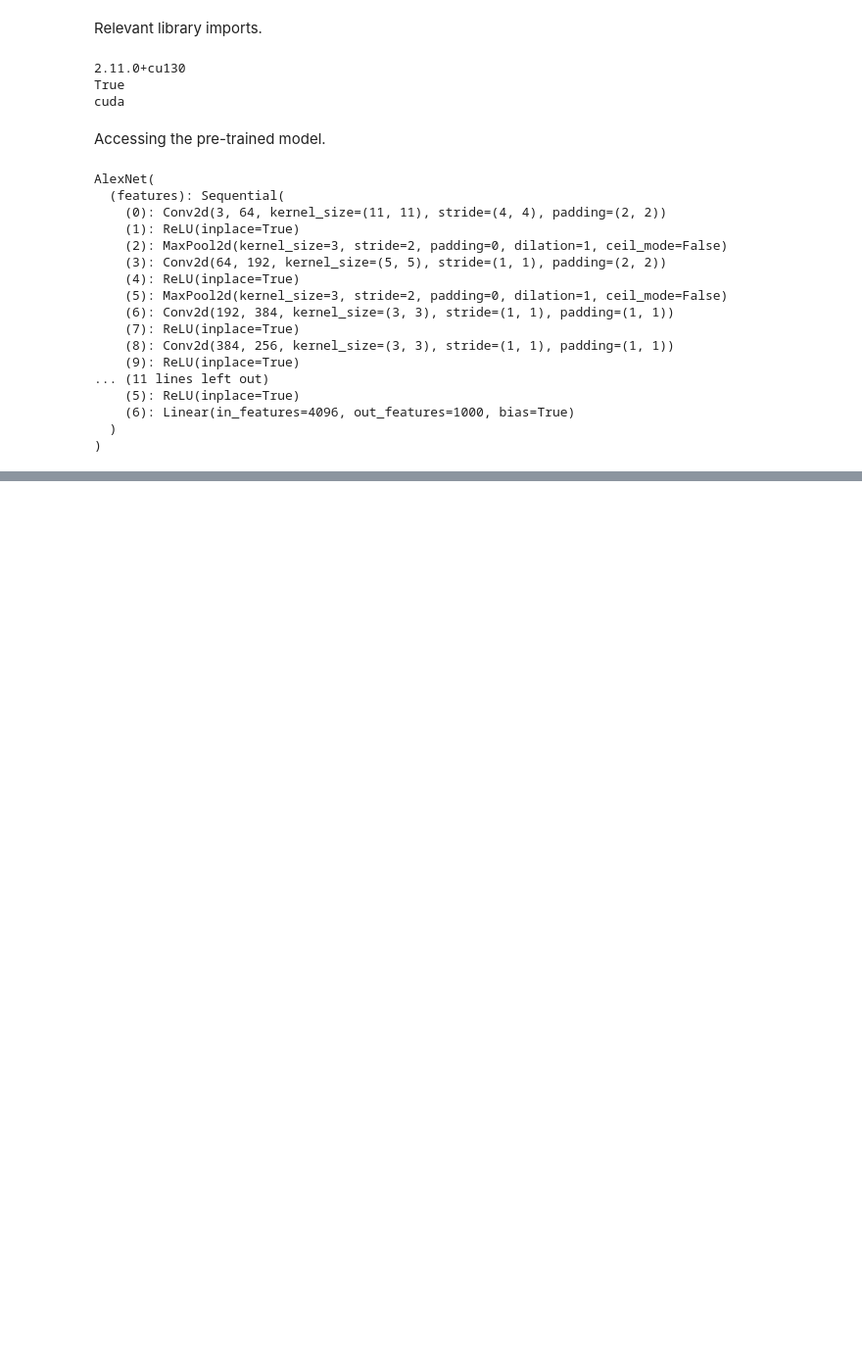
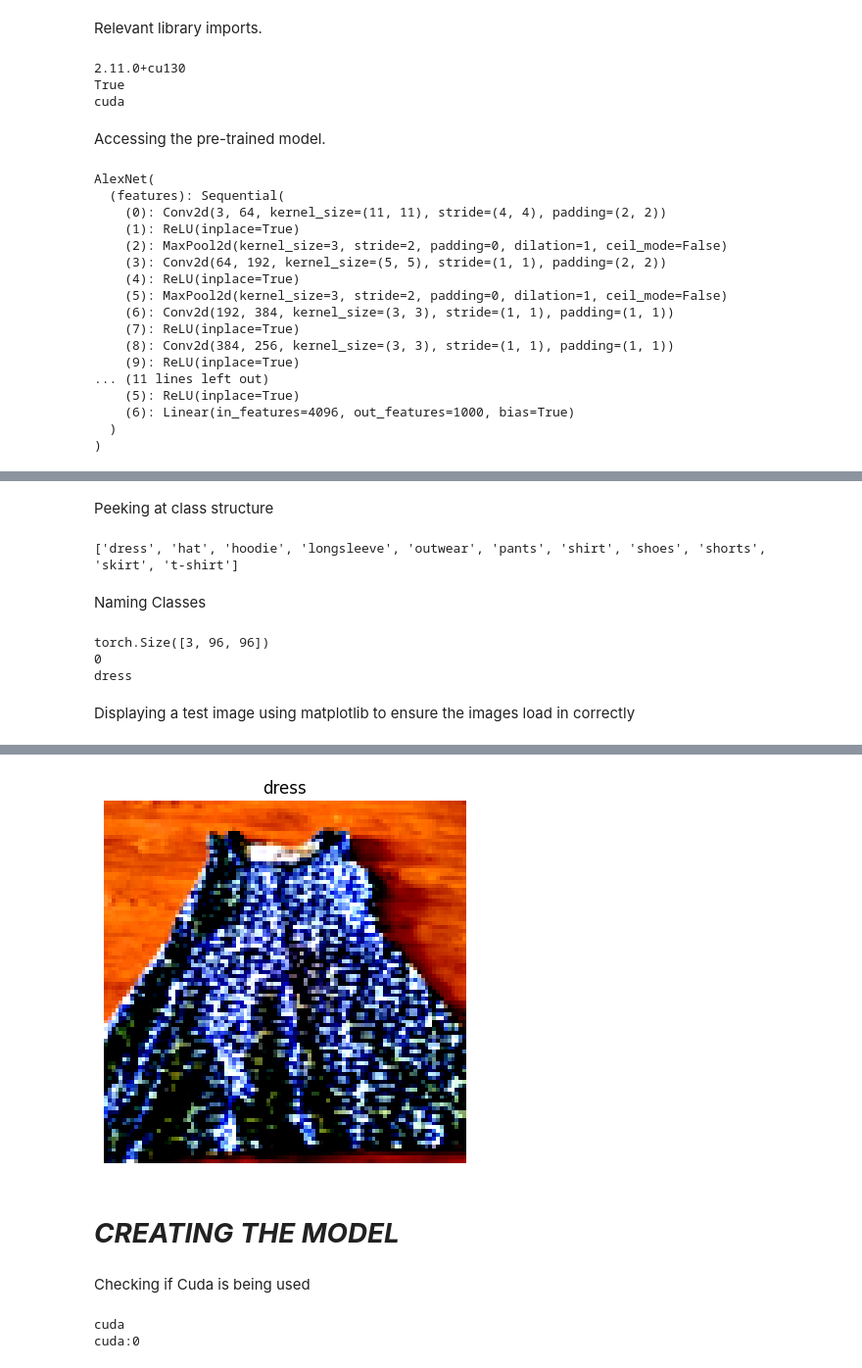
Before and after one commit to Tiyinolalekan/Deep_Learning_Image_Classifier, a Jupyter notebook: Second_Stage_Clothing_Classifier.ipynb, the cells around one changed output, grey strips where cells are left out. Shown at 98% size. Saved outputs shown, nothing was run; the diff lists cells and outputs as text; code cells hidden in the pictures; blank space fills up the shorter version.

Commit message:
Create, train, test and validate model

```diff
--- a/Second_Stage_Clothing_Classifier.ipynb
+++ b/Second_Stage_Clothing_Classifier.ipynb
@@ -111,0 +79,13 @@ for epoch in range(10):
+# %%
+from pathlib import Path
+
+print(Path("/content/data/clothing_specialist_dataset").exists()) #checking if file exists
+#print(Path("neura_data/router_dataset/val").exists())
+
+root_path = "/content/data/clothing_specialist_dataset"
+train_dir = root_path + "/train"
+val_dir = root_path + "/val"
+test_dir = root_path + "/test"
+print(Path(train_dir).exists())
+print(Path(val_dir).exists())
+print(Path(test_dir).exists())
@@ -111,0 +99,3 @@ for epoch in range(10):
+# %%
+mean = [0.485, 0.456, 0.406] #Imperatively found as studies show
+std = [0.229, 0.224, 0.225]
@@ -111,0 +111,43 @@ for epoch in range(10):
+# %%
+transform = transforms.Compose([
+    transforms.Resize((96, 96)),  #Resezies to 96x96 pixels
+    transforms.RandomHorizontalFlip(), #Default 0.5 i.e., 50% chance of image being flipped
+    transforms.ToTensor(),  #Converting it to tensors
+    transforms.Normalize(mean, std) #Normalising the images (will need to denormalise to view images properly)
+])
+
+#Copy of dataset for examples/checks below
+train_dataset = datasets.ImageFolder(
+    train_dir,
+    transform=transform
+)
+# %% [markdown]
+Peeking at class structure
+# %%
+print(train_dataset.classes)
+# %% [output]
+['dress', 'hat', 'hoodie', 'longsleeve', 'outwear', 'pants', 'shirt', 'shoes', 'shorts', 'skirt', 't-shirt']
+# %% [markdown]
+Naming Classes
+# %%
+classes = ['dress', 'hat', 'hoodie', 'longsleeve', 'outwear', 'pants', 'shirt', 'shoes', 'shorts', 'skirt', 't-shirt']
+
+#Peeking
+image, label = train_dataset[0]
+print(image.shape) #First element represents the number of color channels,a nd remaning two is the height and width based on the number of pixels
+print(label)
+print(classes[label])
+# %% [output]
+torch.Size([3, 96, 96])
+0
+dress
+# %% [markdown]
+Displaying a test image using matplotlib to ensure the images load in correctly
+# %%
+#Displaying image using matplotlib
+
+plt.imshow(image.permute(1,2,0)) #rearranged dimensions to be height, width and channels where, 0,1,2 are indicies from the image.shape array e.g., [3,32,32] becomes (32,32,3)
+plt.title(classes[label])
+plt.axis("off")
+plt.show()
+# %% [output]
@@ -111,0 +155,3 @@ for epoch in range(10):
+[figure, added]
+# %% [markdown]
+# ***CREATING THE MODEL***
@@ -111,0 +267,8 @@ for epoch in range(10):
+# %% [markdown]
+Checking if Cuda is being used
+# %%
+print(device)                           # should say cuda
+print(next(model.parameters()).device)  # should say cuda:0
+# %% [output]
+cuda
+cuda:0
```
Also changed, not shown: parts of 42 cells of this notebook.
